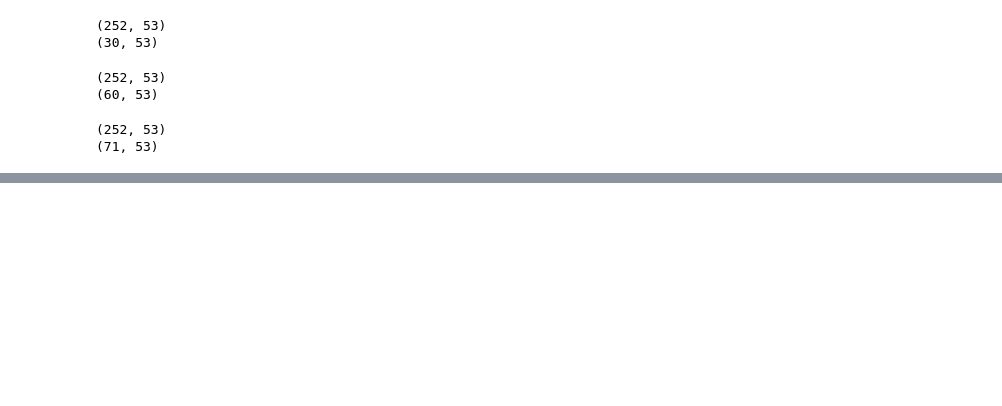
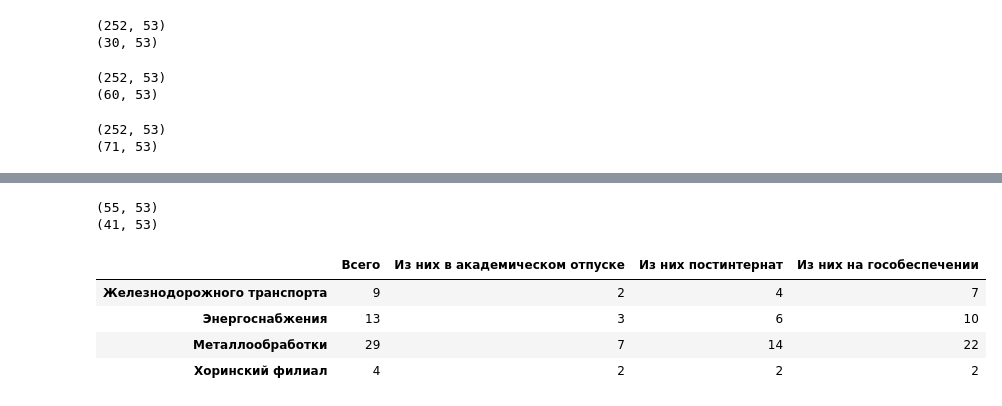
Before and after one commit to t0r1n88/Demetra, a Jupyter notebook: create_social_report.ipynb, the cells around one changed output, grey strips where cells are left out. Saved outputs shown, nothing was run; the diff lists cells and outputs as text; code cells hidden in the pictures; blank space fills up the shorter version.

```diff
--- a/create_social_report.ipynb
+++ b/create_social_report.ipynb
@@ -181,0 +190,45 @@ group_main_df
+# %%
+# считаем академ
+akadem_orphans_df = orphans_df[orphans_df['Статус_учёба'].str.contains('Академический отпуск')]
+dct_name_sheet['Сироты Академ'] = akadem_orphans_df
+akadem_orphans_group_df = akadem_orphans_df.groupby(by=['Файл']).agg({'Статус_Сиротство':'count'})
+group_orphans_main_df = group_orphans_main_df.join(akadem_orphans_group_df) # добавляем в свод
+group_orphans_main_df.rename(columns={'Статус_Сиротство':'Из них в академическом отпуске'},inplace=True)
+# %%
+# считаем постинтернатное сопровождение
+postinternat_orphans_df = orphans_df[orphans_df['Статус_Сиротство'].str.contains('постинтернатное сопровождение')]
+dct_name_sheet['Сироты постинтернат'] = postinternat_orphans_df
+postinternat_orphans_group_df = postinternat_orphans_df.groupby(by=['Файл']).agg({'Статус_Сиротство':'count'})
+group_orphans_main_df = group_orphans_main_df.join(postinternat_orphans_group_df) # добавляем в свод
+group_orphans_main_df.rename(columns={'Статус_Сиротство':'Из них постинтернат'},inplace=True)
+# %%
+# считаем сирот на гособеспечении
+print(orphans_df.shape)
+gos_orphans_df = orphans_df[orphans_df['Статус_Сиротство'].isin(['гособеспечение + постинтернатное сопровождение','дети-сироты, находящиеся на полном государственном обеспечении'
+                                                     ])]
+print(gos_orphans_df.shape)
+dct_name_sheet['Сироты гособеспечение'] = gos_orphans_df
+gos_orphans_group_df = gos_orphans_df.groupby(by=['Файл']).agg({'Статус_Сиротство':'count'})
+group_orphans_main_df = group_orphans_main_df.join(gos_orphans_group_df) # добавляем в свод
+group_orphans_main_df.rename(columns={'Статус_Сиротство':'Из них на гособеспечении'},inplace=True)
+# %% [output]
+(55, 53)
+(41, 53)
+# %%
+# считаем сирот на гособеспечении
+print(orphans_df.shape)
+gos_orphans_df = orphans_df[orphans_df['Статус_Сиротство'].isin(['гособеспечение + постинтернатное сопровождение','дети-сироты, находящиеся на полном государственном обеспечении'
+                                                     ])]
+print(gos_orphans_df.shape)
+dct_name_sheet['Сироты гособеспечение'] = gos_orphans_df
+gos_orphans_group_df = gos_orphans_df.groupby(by=['Файл']).agg({'Статус_Сиротство':'count'})
+group_orphans_main_df = group_orphans_main_df.join(gos_orphans_group_df) # добавляем в свод
+group_orphans_main_df.rename(columns={'Статус_Сиротство':'Из них на гособеспечении'},inplace=True)
+# %%
+group_orphans_main_df
+# %% [output]
+|  | Всего | Из них в академическом отпуске | Из них постинтернат | Из них на гособеспечении |
+| Железнодорожного транспорта | 9 | 2 | 4 | 7 |
+| Энергоснабжения | 13 | 3 | 6 | 10 |
+| Металлообработки | 29 | 7 | 14 | 22 |
+| Хоринский филиал | 4 | 2 | 2 | 2 |
```
Also changed, not shown: parts of 9 cells of this notebook.
